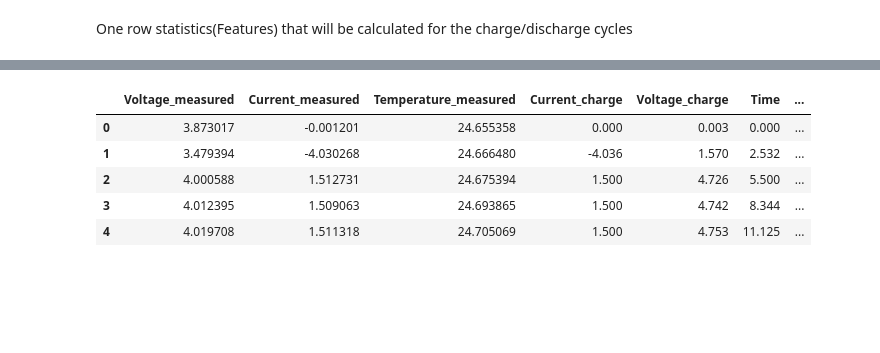
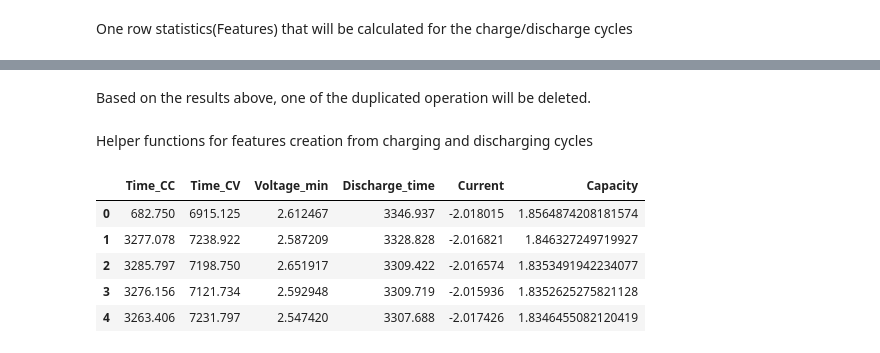
Before and after one commit to RobertMatei35/DataScienceProjects, a Jupyter notebook: Intermediate/Battery_RUL_Estimator/Battery_RUL_Estimator.ipynb, the cells around one changed output, grey strips where cells are left out. Drawn from its saved outputs; the diff is of its cells as text; code cells hidden in the pictures; blank space fills up the shorter version.

Commit message:
Created charge/discharge pairs for 1 complete cycle. Created basic one row features(to be developed)

```diff
--- a/Intermediate/Battery_RUL_Estimator/Battery_RUL_Estimator.ipynb
+++ b/Intermediate/Battery_RUL_Estimator/Battery_RUL_Estimator.ipynb
@@ -86,6 +86,8 @@ def print_df(metadata, cycle_type, cycle_nr):
 import pandas as pd
 import scipy.io
 import kagglehub
+
+ROOT_DATASETS = "data\\cleaned_dataset\\data\\"
 
 # Download latest version
 path = kagglehub.dataset_download(handle="patrickfleith/nasa-battery-dataset", output_dir='data')
@@ -150,0 +161,7 @@ create_features(b0005_metadata, 'charge')
+# %% [markdown]
+Based on the results above, one of the duplicated operation will be deleted.
+# %%
+file_removal_list =  ["05143.csv", "05205.csv", "05433.csv"]
+b0005_metadata = b0005_metadata.loc[~b0005_metadata["filename"].isin(file_removal_list)].copy()
+# %% [markdown]
+Helper functions for features creation from charging and discharging cycles
@@ -151,9 +193,42 @@ create_features(b0005_metadata, 'charge')
 # %%
-b0005_df.head()
+def create_chg_dischg_tuple(metadata):
+
+    tuple_metadata = metadata.loc[
+        metadata["type"].isin(["charge", "discharge"])
+    ]
+    tuple_metadata.to_csv('tuple_metadata.csv', index=False)
+    pair_list = []
+    for pos in range(0, len(tuple_metadata)-1, 2):
+        chg_filename = tuple_metadata['filename'].iloc[pos]
+        dischg_filename = tuple_metadata['filename'].iloc[pos+1]
+        capacity = tuple_metadata['Capacity'].iloc[pos+1]
+
+        pair_list.append((chg_filename, dischg_filename, capacity))
+
+    return pair_list
+
+pairs = create_chg_dischg_tuple(b0005_metadata)
+pairs_df = pd.DataFrame(data=pairs, columns=['charge', 'discharge', 'capacity'])
+pairs_df.to_csv('pairs_df.csv', index=False)
+features_df = pd.DataFrame()
+
+for idx, pair in enumerate(pairs):
+    chg_file = ROOT_DATASETS + pair[0]
+    dischg_file = ROOT_DATASETS + pair[1]
+    capacity = pair[2]
+
+    chg_df = pd.read_csv(chg_file)
+    dischg_df = pd.read_csv(dischg_file)
+
+    chg_features_extraction(chg_df, features_df, idx)
+    dischg_features_extraction(dischg_df, features_df, idx)
+    features_df.loc[idx, 'Capacity'] = capacity
+
+display(features_df.head())
 # %% [output]
-|  | Voltage_measured | Current_measured | Temperature_measured | Current_charge | Voltage_charge | Time | ... |
-| 0 | 3.873017 | -0.001201 | 24.655358 | 0.000 | 0.003 | 0.000 | ... |
-| 1 | 3.479394 | -4.030268 | 24.666480 | -4.036 | 1.570 | 2.532 | ... |
-| 2 | 4.000588 | 1.512731 | 24.675394 | 1.500 | 4.726 | 5.500 | ... |
-| 3 | 4.012395 | 1.509063 | 24.693865 | 1.500 | 4.742 | 8.344 | ... |
-| 4 | 4.019708 | 1.511318 | 24.705069 | 1.500 | 4.753 | 11.125 | ... |
+|  | Time_CC | Time_CV | Voltage_min | Discharge_time | Current | Capacity |
+| 0 | 682.750 | 6915.125 | 2.612467 | 3346.937 | -2.018015 | 1.8564874208181574 |
+| 1 | 3277.078 | 7238.922 | 2.587209 | 3328.828 | -2.016821 | 1.846327249719927 |
+| 2 | 3285.797 | 7198.750 | 2.651917 | 3309.422 | -2.016574 | 1.8353491942234077 |
+| 3 | 3276.156 | 7121.734 | 2.592948 | 3309.719 | -2.015936 | 1.8352625275821128 |
+| 4 | 3263.406 | 7231.797 | 2.547420 | 3307.688 | -2.017426 | 1.8346455082120419 |
```
Also changed, not shown: parts of 2 cells of this notebook.
